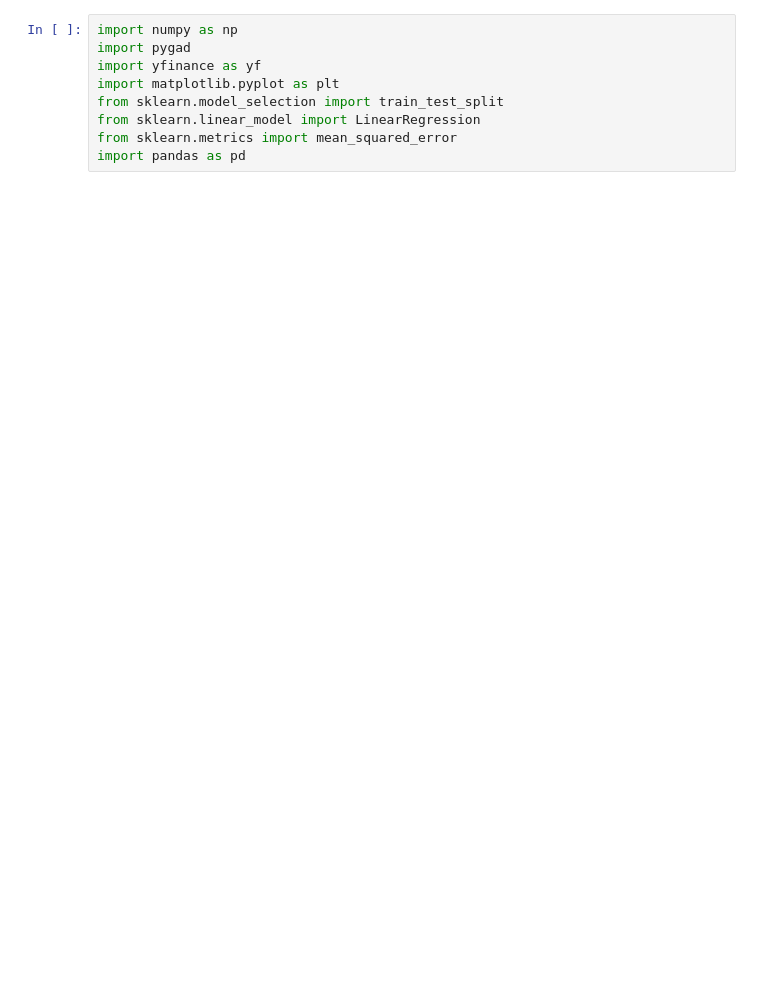
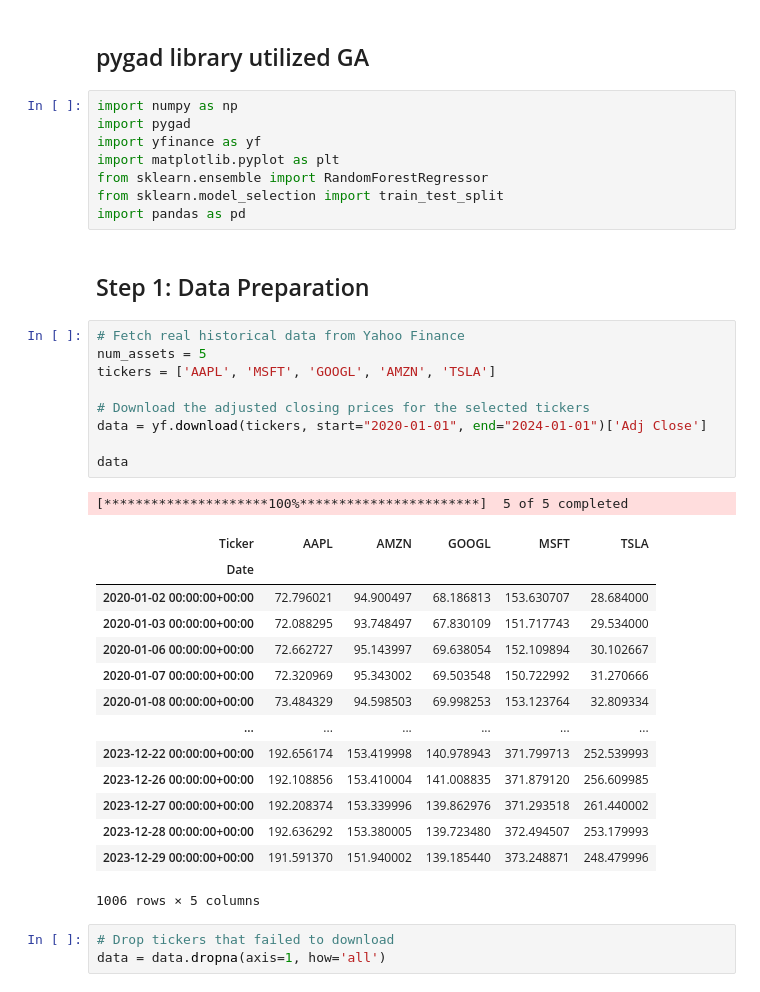
Before and after one commit to Nadun999/portfolio_optimization_in_finance, a Jupyter notebook: main.ipynb, the cells around one changed output. Drawn from its saved outputs; the diff is of its cells as text; blank space fills up the shorter version.

```diff
--- a/main.ipynb
+++ b/main.ipynb
@@ -1,9 +1,40 @@
+# %% [markdown]
+## pygad library utilized GA
 # %%
 import numpy as np
 import pygad
 import yfinance as yf
 import matplotlib.pyplot as plt
+from sklearn.ensemble import RandomForestRegressor
 from sklearn.model_selection import train_test_split
-from sklearn.linear_model import LinearRegression
-from sklearn.metrics import mean_squared_error
 import pandas as pd
+# %% [markdown]
+## Step 1: Data Preparation
+# %%
+# Fetch real historical data from Yahoo Finance
+num_assets = 5
+tickers = ['AAPL', 'MSFT', 'GOOGL', 'AMZN', 'TSLA']
+
+# Download the adjusted closing prices for the selected tickers
+data = yf.download(tickers, start="2020-01-01", end="2024-01-01")['Adj Close']
+
+data
+# %% [output]
+[*********************100%***********************]  5 of 5 completed
+| Ticker | AAPL | AMZN | GOOGL | MSFT | TSLA |
+| Date |  |  |  |  |  |
+| 2020-01-02 00:00:00+00:00 | 72.796021 | 94.900497 | 68.186813 | 153.630707 | 28.684000 |
+| 2020-01-03 00:00:00+00:00 | 72.088295 | 93.748497 | 67.830109 | 151.717743 | 29.534000 |
+| 2020-01-06 00:00:00+00:00 | 72.662727 | 95.143997 | 69.638054 | 152.109894 | 30.102667 |
+| 2020-01-07 00:00:00+00:00 | 72.320969 | 95.343002 | 69.503548 | 150.722992 | 31.270666 |
+| 2020-01-08 00:00:00+00:00 | 73.484329 | 94.598503 | 69.998253 | 153.123764 | 32.809334 |
+| ... | ... | ... | ... | ... | ... |
+| 2023-12-22 00:00:00+00:00 | 192.656174 | 153.419998 | 140.978943 | 371.799713 | 252.539993 |
+| 2023-12-26 00:00:00+00:00 | 192.108856 | 153.410004 | 141.008835 | 371.879120 | 256.609985 |
+| 2023-12-27 00:00:00+00:00 | 192.208374 | 153.339996 | 139.862976 | 371.293518 | 261.440002 |
+| 2023-12-28 00:00:00+00:00 | 192.636292 | 153.380005 | 139.723480 | 372.494507 | 253.179993 |
+| 2023-12-29 00:00:00+00:00 | 191.591370 | 151.940002 | 139.185440 | 373.248871 | 248.479996 |
+1006 rows × 5 columns
+# %%
+# Drop tickers that failed to download
+data = data.dropna(axis=1, how='all')
```
Also changed, not shown: parts of 23 cells of this notebook, 3 other files.
